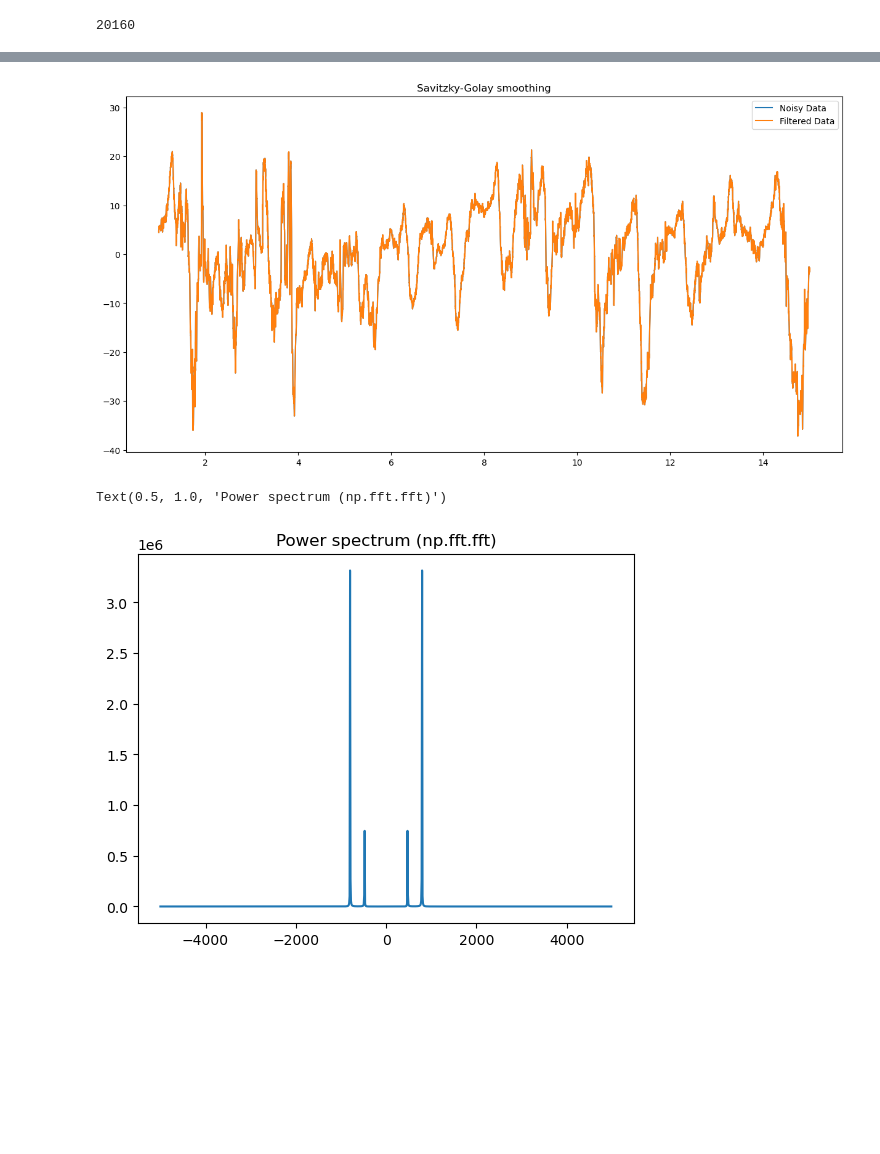
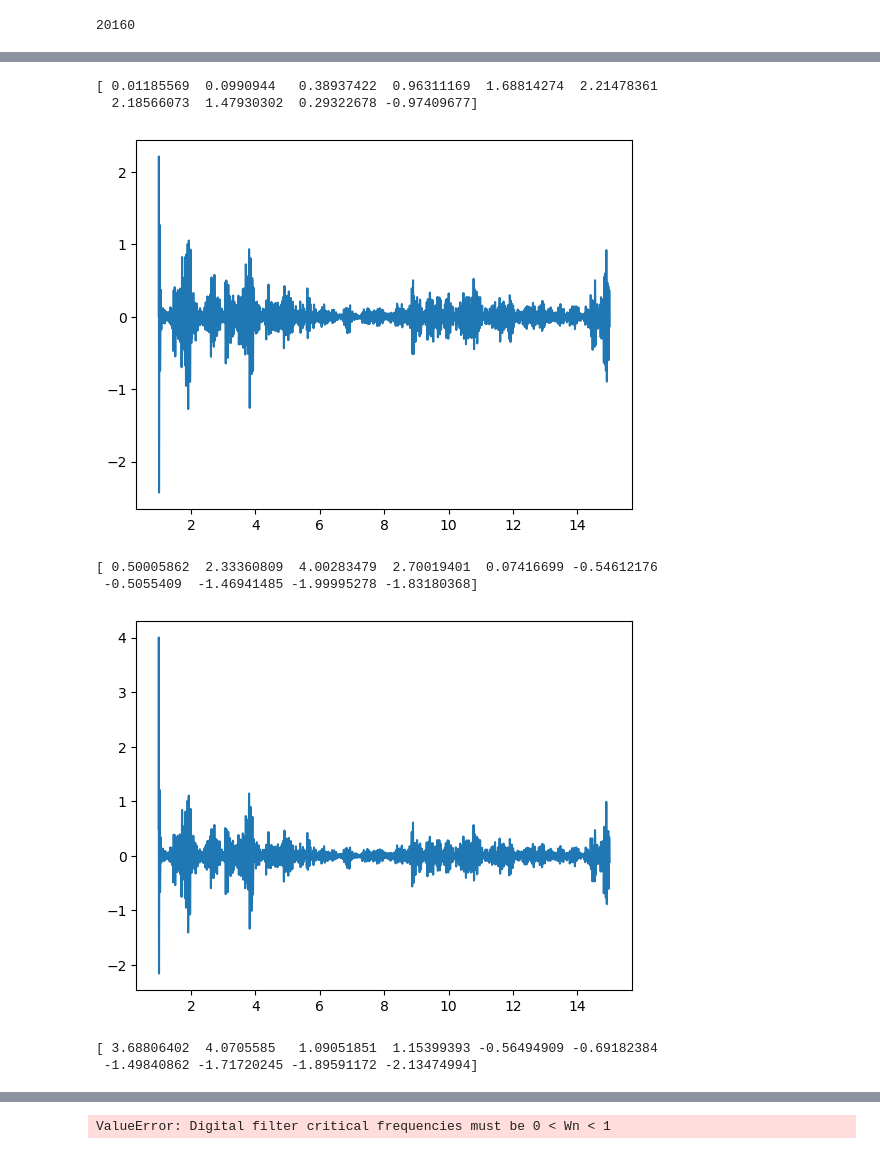
Before and after one commit to alexmarmaliuk/Space_Weather_Project, a Jupyter notebook: third_try.ipynb, the cells around one changed output, grey strips where cells are left out. Saved outputs shown, nothing was run; the diff lists cells and outputs as text; code cells hidden in the pictures; blank space fills up the shorter version.

```diff
--- a/third_try.ipynb
+++ b/third_try.ipynb
@@ -88,0 +151,15 @@ a[2:2]
+# %%
+for i in np.arange(1, 100, 10):
+    data_y = bandpass(highcut=3250 + 500*i, fs=sample_rate * 10)
+    plt.plot(df.x, data_y)
+    print(data_y[:10])
+    plt.show()
+# %% [output]
+[ 0.01185569  0.0990944   0.38937422  0.96311169  1.68814274  2.21478361
+  2.18566073  1.47930302  0.29322678 -0.97409677]
+[figure, added]
+[ 0.50005862  2.33360809  4.00283479  2.70019401  0.07416699 -0.54612176
+ -0.5055409  -1.46941485 -1.99995278 -1.83180368]
+[figure, added]
+[ 3.68806402  4.0705585   1.09051851  1.15399393 -0.56494909 -0.69182384
+ -1.49840862 -1.71720245 -1.89591172 -2.13474994]
@@ -89,3 +167,4 @@ a[2:2]
+ValueError: Digital filter critical frequencies must be 0 < Wn < 1
 # %%
 import numpy as np
 from scipy.fft import fft, ifft
@@ -109,27 +188,3 @@ def low_pass_filter(signal, sample_rate, cutoff_freq):
 
 data = low_pass_filter(df.y, 1.2, 20)
 # plot(df.x, data)
-# %%
-fig_size = 15
-fig = plt.figure(figsize=(fig_size, fig_size/2))
-plt.plot(df.x, df.y, label='Noisy Data')
-plt.plot(df.x, data, label='Filtered Data')
-plt.title('Savitzky-Golay smoothing')
-plt.legend()
-plt.show()
-# %% [output]
-[figure, removed]
-# %%
-a = np.arange(1,100,0.1)
-b = 2 * np.sin(3*a) + 4 * np.sin(5*a)
-alpha = 10e3
-
-freqs = np.fft.fftfreq(a.size, 1/alpha)
-idx = np.argsort(freqs)
-ps = np.abs(np.fft.fft(b))**2
-plt.figure()
-plt.plot(freqs[idx], ps[idx])
-plt.title('Power spectrum (np.fft.fft)')
-# %% [output]
-Text(0.5, 1.0, 'Power spectrum (np.fft.fft)')
-[figure, removed]
```
Also changed, not shown: parts of 10 cells of this notebook.
